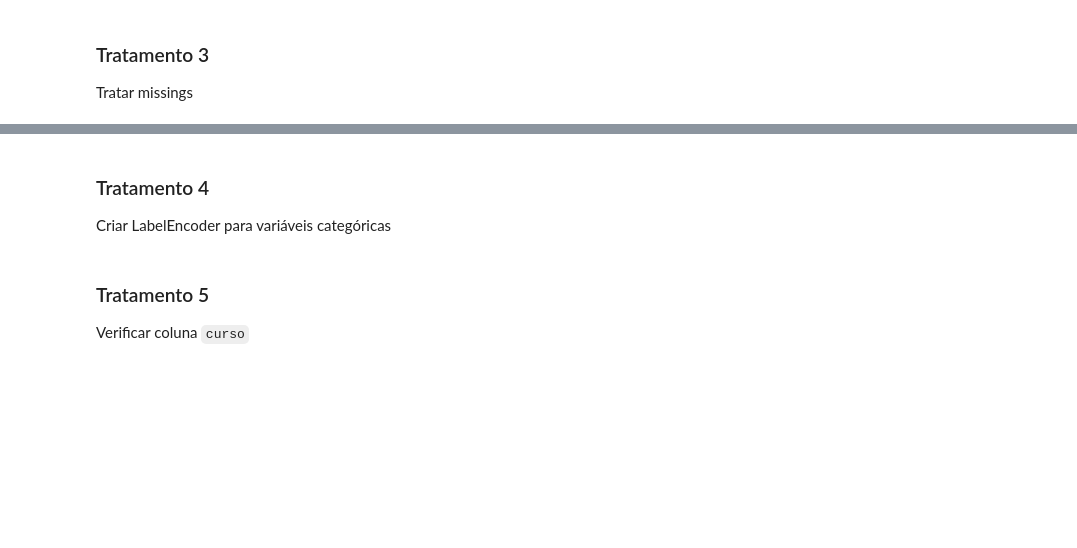
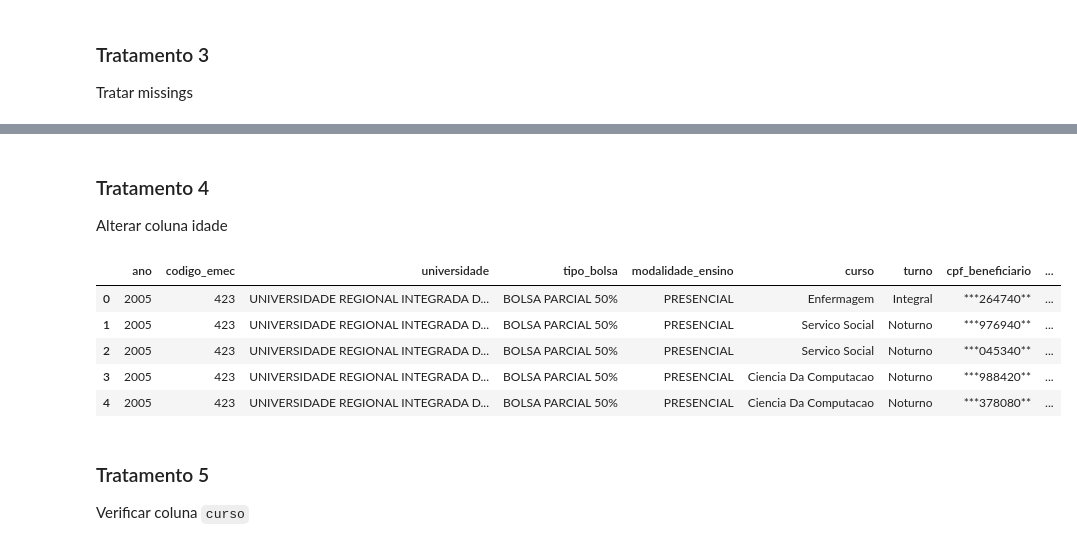
Before and after one commit to DanielCustodioDias/Projeto_PROUNI, a Jupyter notebook: main/tratamento/tratamento.ipynb, the cells around one changed output, grey strips where cells are left out. Saved outputs shown, nothing was run; the diff lists cells and outputs as text; code cells hidden in the pictures; blank space fills up the shorter version.

```diff
--- a/main/tratamento/tratamento.ipynb
+++ b/main/tratamento/tratamento.ipynb
@@ -268,4 +295,4 @@ dtype: int64
 ### Tratamento 4
 <a id="tratamento-4"></a>
 
-Criar LabelEncoder para variáveis categóricas
+Alterar coluna idade
@@ -272,3 +308,12 @@ Criar LabelEncoder para variáveis categóricas
+# %%
+df.head()
+# %% [output]
+|  | ano | codigo_emec | universidade | tipo_bolsa | modalidade_ensino | curso | turno | cpf_beneficiario | ... |
+| 0 | 2005 | 423 | UNIVERSIDADE REGIONAL INTEGRADA D... | BOLSA PARCIAL 50% | PRESENCIAL | Enfermagem | Integral | ***264740** | ... |
+| 1 | 2005 | 423 | UNIVERSIDADE REGIONAL INTEGRADA D... | BOLSA PARCIAL 50% | PRESENCIAL | Servico Social | Noturno | ***976940** | ... |
+| 2 | 2005 | 423 | UNIVERSIDADE REGIONAL INTEGRADA D... | BOLSA PARCIAL 50% | PRESENCIAL | Servico Social | Noturno | ***045340** | ... |
+| 3 | 2005 | 423 | UNIVERSIDADE REGIONAL INTEGRADA D... | BOLSA PARCIAL 50% | PRESENCIAL | Ciencia Da Computacao | Noturno | ***988420** | ... |
+| 4 | 2005 | 423 | UNIVERSIDADE REGIONAL INTEGRADA D... | BOLSA PARCIAL 50% | PRESENCIAL | Ciencia Da Computacao | Noturno | ***378080** | ... |
 # %% [markdown]
 ### Tratamento 5
 <a id="tratamento-5"></a>
```
Also changed, not shown: parts of 603 cells of this notebook.
